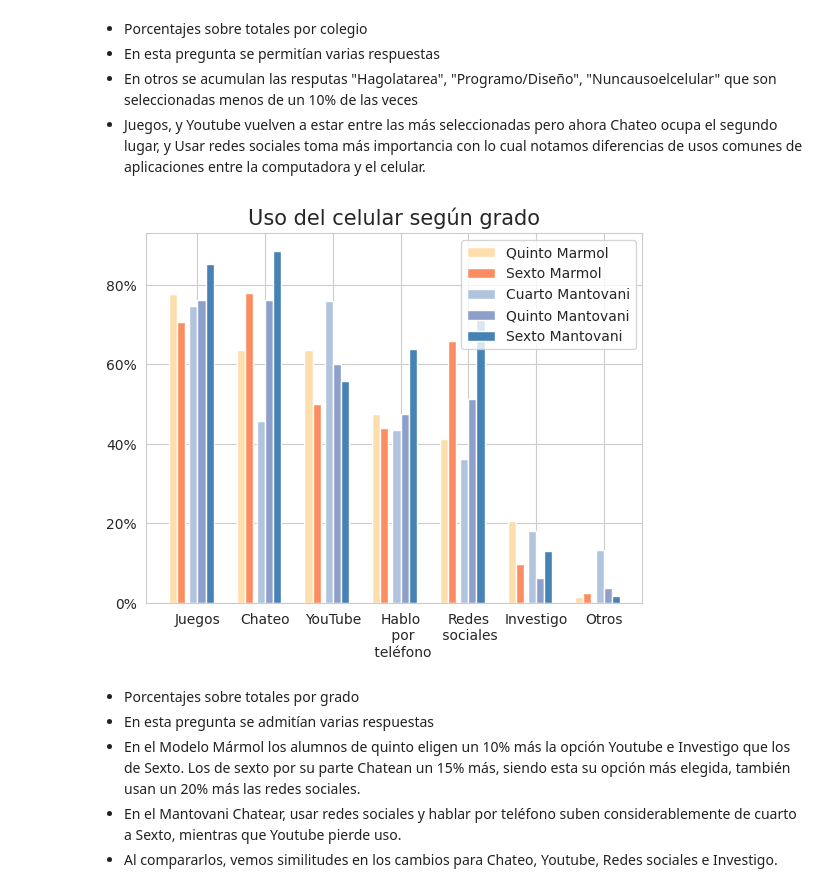
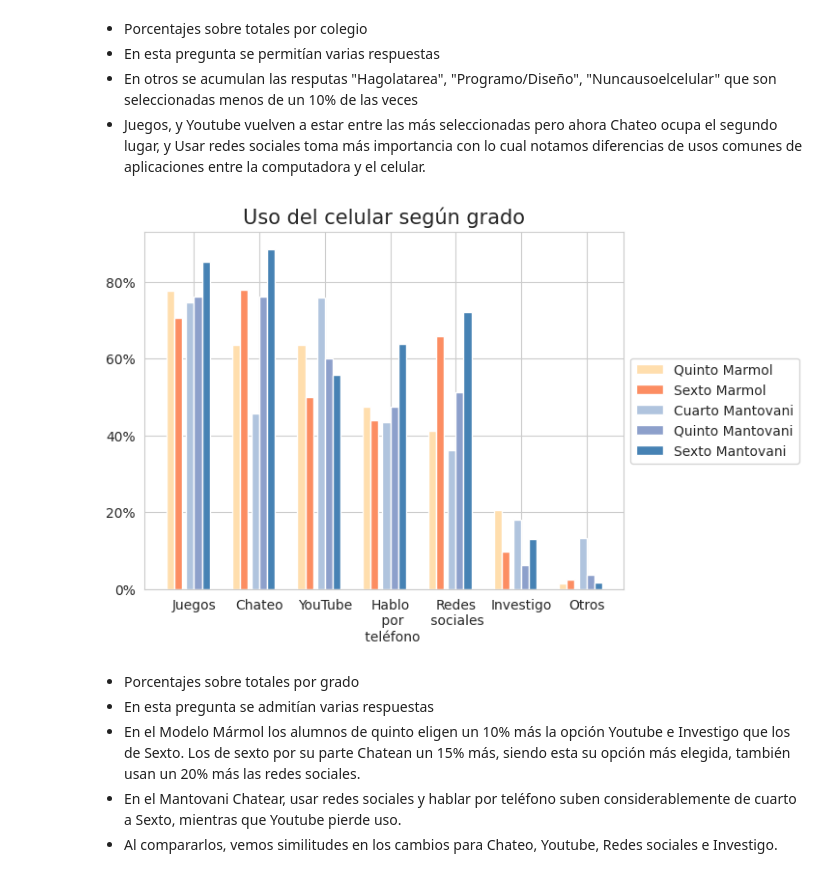
Before and after one commit to fedesassone/tesis, a Jupyter notebook: notebooks/poblacional/Poblacional.ipynb, the cells around one changed output. Saved outputs shown, nothing was run; the diff lists cells and outputs as text; code cells hidden in the pictures.

```diff
--- a/notebooks/Poblacional.ipynb
+++ b/notebooks/poblacional/Poblacional.ipynb
@@ -11,7 +11,7 @@ sns.set_palette("Set2")
 # %% [markdown]
 # Leer los datos
 # %%
-df_fe = pd.read_csv("../data/respuestas_fede.csv")
+df_fe = pd.read_csv("../../data/respuestas_fede.csv")
 print(df_fe.shape)
 
 #globales
@@ -31,7 +31,8 @@ cant_marmol_sexto = len(marmol[marmol['grado']=="Sexto"])
 cant_mantovani_cuarto = len(mantovani[mantovani['grado']=="Cuarto"])
 cant_mantovani_quinto = len(mantovani[mantovani['grado']=="Quinto"])
 cant_mantovani_sexto = len(mantovani[mantovani['grado']=="Sexto"])
-# Agregar cantidades para grados y regenerar gráficos
+
+# promedio de respuestas chicos vs chicas
 # %% [output]
 (369, 22)
 # %% [markdown]
@@ -887,36 +888,37 @@ result.loc["Otros"] = [0.0]*5
 result =result.fillna(0)
 for row in otros:
         result.loc['Otros'] += result.loc[row]
         result.drop([row], inplace=True)
 
 bar_width = 0.12
 
 ticks = np.arange(len(result))
 
 labels = ("Juegos", "Chateo", "YouTube", "Hablo\n por\n teléfono", \
            "Redes\n sociales", "Investigo", "Otros")
 
 br_marmol_quinto = ticks
 br_marmol_sexto = [x + bar_width for x in br_marmol_quinto]
 
 br_mantovani_cuarto = [x + 1.5* bar_width for x in br_marmol_sexto]
 br_mantovani_quinto = [x + bar_width for x in br_mantovani_cuarto]
 br_mantovani_sexto  = [x + bar_width for x in br_mantovani_quinto]
 
 plt.bar(br_marmol_quinto,    result['Quinto Marmol'], width=bar_width, label = 'Quinto Marmol', color='navajowhite')
 plt.bar(br_marmol_sexto,     result['Sexto Marmol'], width=bar_width, label = 'Sexto Marmol', color='C1')
 plt.bar(br_mantovani_cuarto, result['Cuarto Mantovani'], width=bar_width, label = 'Cuarto Mantovani', color='lightsteelblue')
 plt.bar(br_mantovani_quinto, result['Quinto Mantovani'], width=bar_width, label = 'Quinto Mantovani', color='C2')
 plt.bar(br_mantovani_sexto,  result['Sexto Mantovani'], width=bar_width, label = 'Sexto Mantovani', color='steelblue')
 
 plt.gca().yaxis.set_major_formatter(PercentFormatter(1))
 plt.title("Uso del celular según grado", fontsize=15)
 ticks = [x + 3*bar_width for x in ticks]
 plt.xticks(ticks, labels)
-plt.legend(loc='upper right')
-plt.savefig('poblacional_uso_celular_segun_grado.png')
+plt.legend(loc='center left', bbox_to_anchor=(1, 0.5))
+
+plt.savefig('uso_celular_segun_grado.png')
 # %% [output]
-[figure, old version]
+[figure, new version]
 # %% [markdown]
 * Porcentajes sobre totales por grado
 * En esta pregunta se admitían varias respuestas
```
Also changed, not shown: parts of 19 cells of this notebook, 23 other files.
